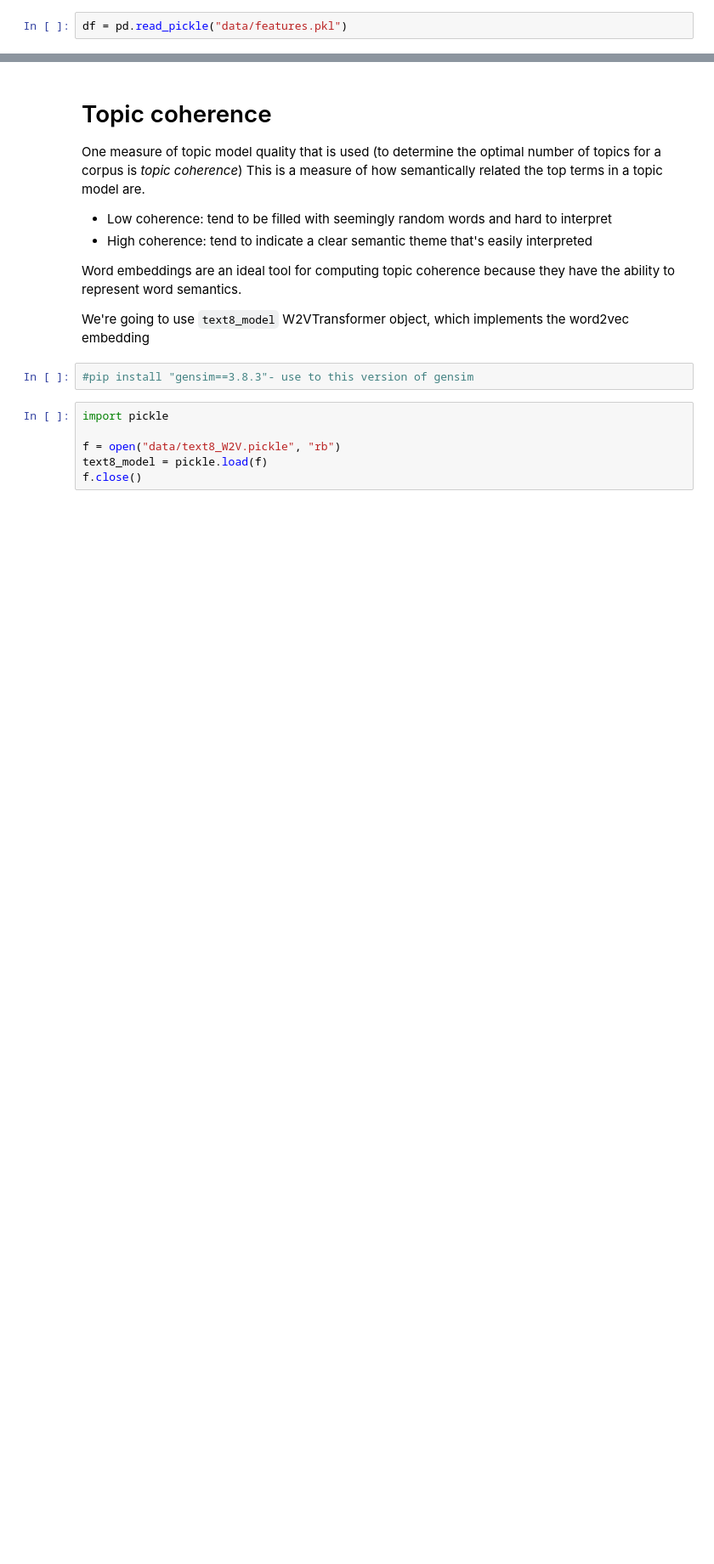
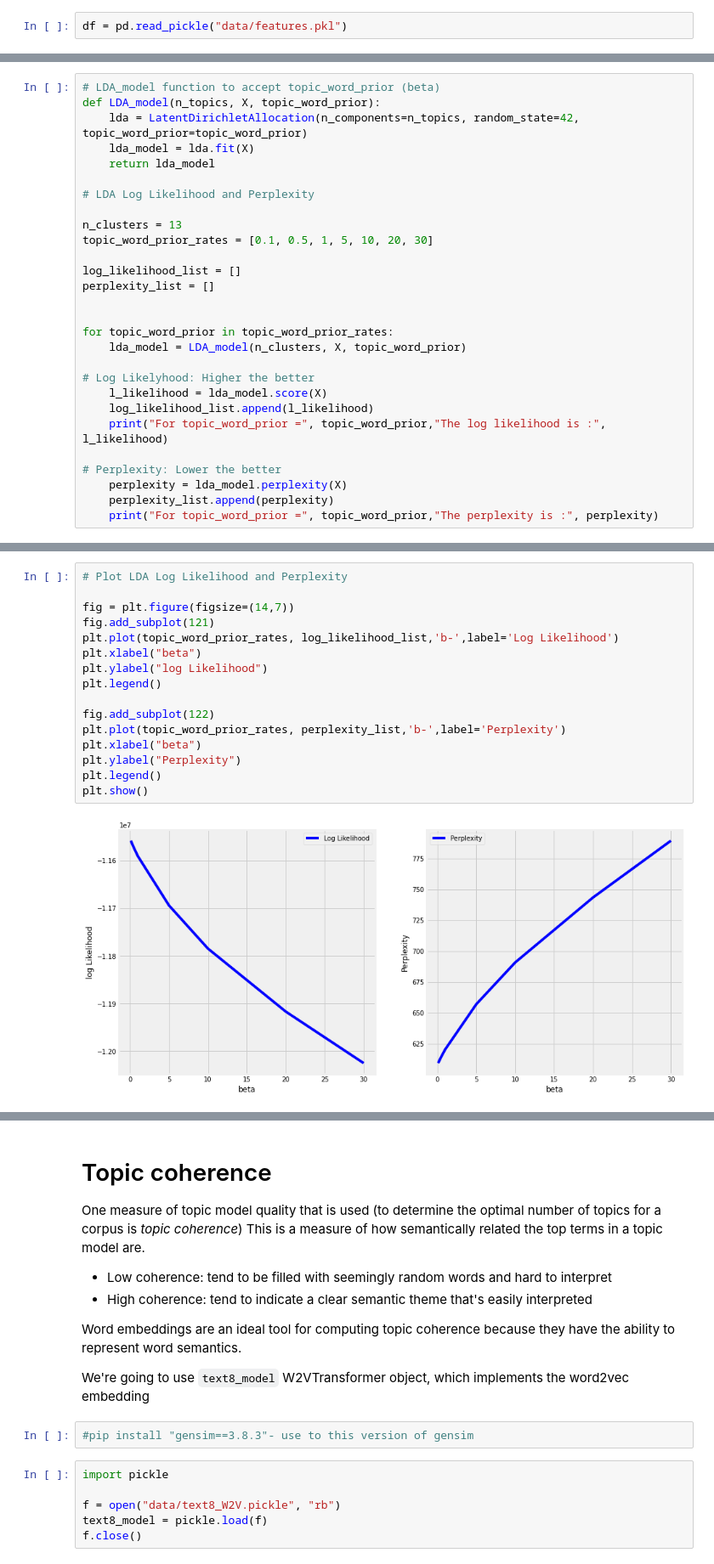
Before and after one commit to manelmahroug/Predicting-Text-Difficulty, a Jupyter notebook: unsupervised_learning/unsupervised-LDA.ipynb, the cells around one changed output, grey strips where cells are left out. Shown at 85% size. Saved outputs shown, nothing was run; the diff lists cells and outputs as text; blank space fills up the shorter version.

```diff
--- a/unsupervised_learning/unsupervised-LDA.ipynb
+++ b/unsupervised_learning/unsupervised-LDA.ipynb
@@ -55,0 +204,28 @@ topic_models = lda.components_
+# %%
+# LDA_model function to accept topic_word_prior (beta)
+def LDA_model(n_topics, X, topic_word_prior):
+    lda = LatentDirichletAllocation(n_components=n_topics, random_state=42, topic_word_prior=topic_word_prior)
+    lda_model = lda.fit(X)
+    return lda_model
+
+# LDA Log Likelihood and Perplexity
+
+n_clusters = 13
+topic_word_prior_rates = [0.1, 0.5, 1, 5, 10, 20, 30]
+
+log_likelihood_list = []
+perplexity_list = []
+
+
+for topic_word_prior in topic_word_prior_rates:
+    lda_model = LDA_model(n_clusters, X, topic_word_prior)
+
+# Log Likelyhood: Higher the better
+    l_likelihood = lda_model.score(X)
+    log_likelihood_list.append(l_likelihood)
+    print("For topic_word_prior =", topic_word_prior,"The log likelihood is :", l_likelihood)
+
+# Perplexity: Lower the better
+    perplexity = lda_model.perplexity(X)
+    perplexity_list.append(perplexity)
+    print("For topic_word_prior =", topic_word_prior,"The perplexity is :", perplexity)
@@ -55,0 +247,18 @@ topic_models = lda.components_
+# %%
+# Plot LDA Log Likelihood and Perplexity
+
+fig = plt.figure(figsize=(14,7))
+fig.add_subplot(121)
+plt.plot(topic_word_prior_rates, log_likelihood_list,'b-',label='Log Likelihood')
+plt.xlabel("beta")
+plt.ylabel("log Likelihood")
+plt.legend()
+
+fig.add_subplot(122)
+plt.plot(topic_word_prior_rates, perplexity_list,'b-',label='Perplexity')
+plt.xlabel("beta")
+plt.ylabel("Perplexity")
+plt.legend()
+plt.show()
+# %% [output]
+[figure, added]
```
Also changed, not shown: parts of 27 cells of this notebook, 1 other file.
